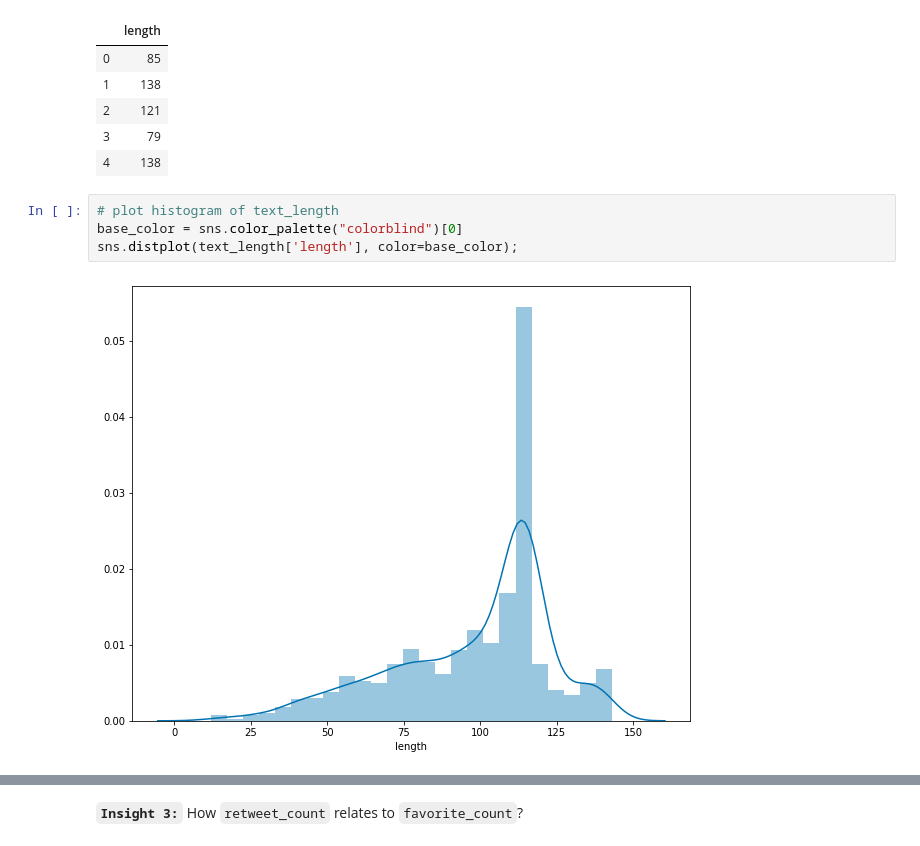
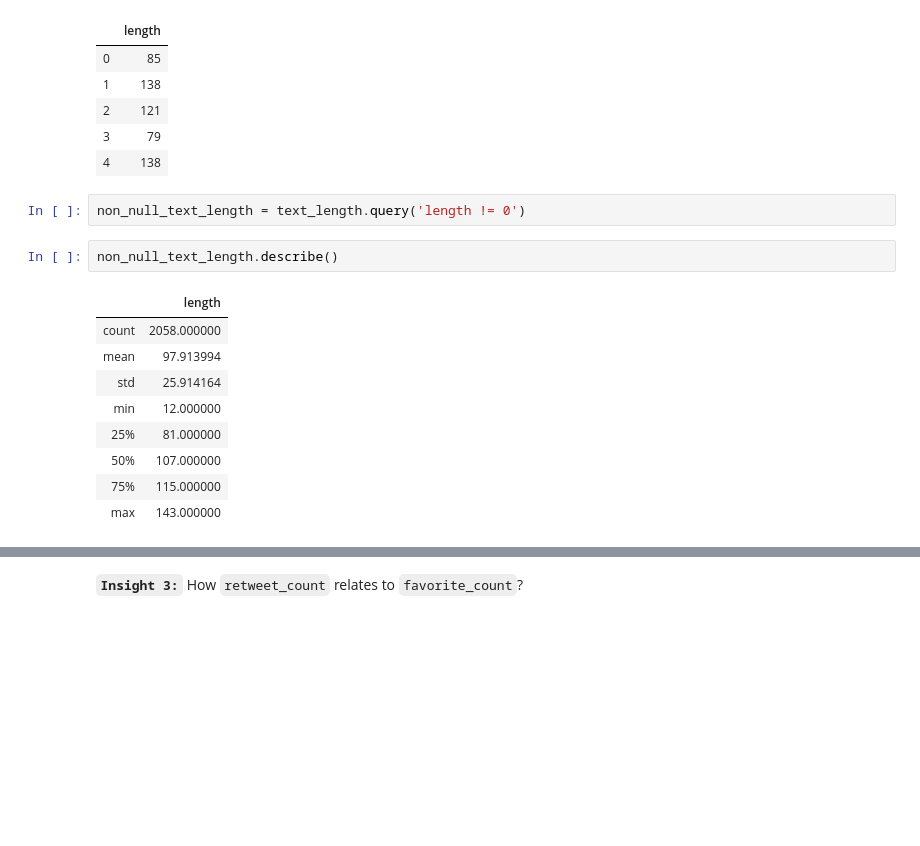
Before and after one commit to pamely/data-wrangling, a Jupyter notebook: src/wrangle_act.ipynb, the cells around one changed output, grey strips where cells are left out. Saved outputs shown, nothing was run; the diff lists cells and outputs as text; blank space fills up the shorter version.

```diff
--- a/src/wrangle_act.ipynb
+++ b/src/wrangle_act.ipynb
@@ -1198,9 +1240,17 @@ text_length.head()
 | 2 | 121 |
 | 3 | 79 |
 | 4 | 138 |
-# %%
-# plot histogram of text_length
-base_color = sns.color_palette("colorblind")[0]
-sns.distplot(text_length['length'], color=base_color);
-# %% [output]
-[figure, removed]
+# %%
+non_null_text_length = text_length.query('length != 0')
+# %%
+non_null_text_length.describe()
+# %% [output]
+|  | length |
+| count | 2058.000000 |
+| mean | 97.913994 |
+| std | 25.914164 |
+| min | 12.000000 |
+| 25% | 81.000000 |
+| 50% | 107.000000 |
+| 75% | 115.000000 |
+| max | 143.000000 |
```
Also changed, not shown: parts of 15 cells of this notebook, 5 other files.
